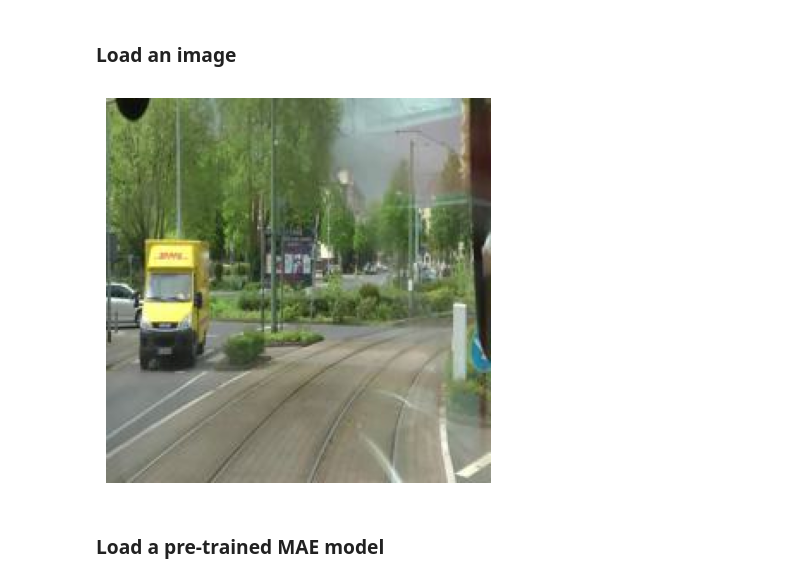
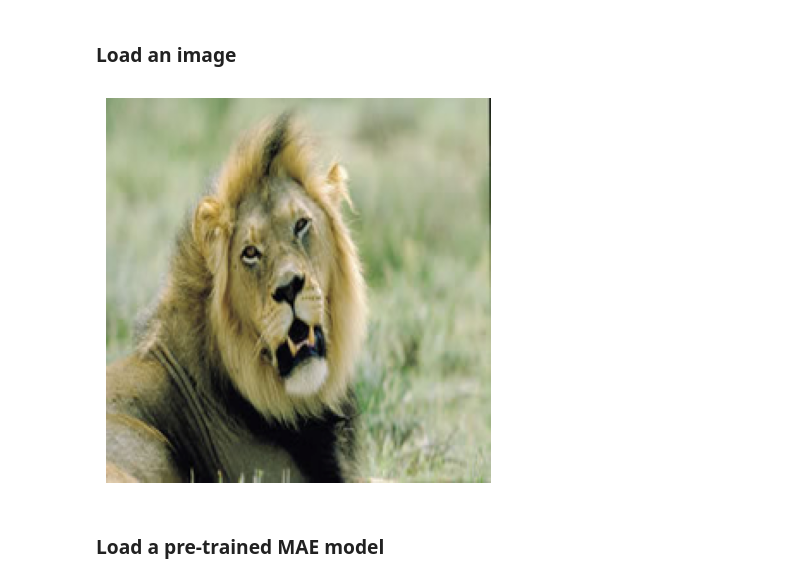
Before and after one commit to Danila-Pechenev/mae_railway_risk, a Jupyter notebook: mae_visualize.ipynb, the cells around one changed output. Drawn from its saved outputs; the diff is of its cells as text; code cells hidden in the pictures.

```diff
--- a/mae_visualize.ipynb
+++ b/mae_visualize.ipynb
@@ -104,24 +147,24 @@ def run_one_image(img, model):
 # %%
 # load an image
 img_url = 'https://user-images.githubusercontent.com/11435359/147738734-196fd92f-9260-48d5-ba7e-bf103d29364d.jpg' # fox, from ILSVRC2012_val_00046145
 # img_url = 'https://user-images.githubusercontent.com/11435359/147743081-0428eecf-89e5-4e07-8da5-a30fd73cc0ba.jpg' # cucumber, from ILSVRC2012_val_00047851
-img_path = "../../data/images/rs19_224/rs00095.jpg"
-#img_path = "../../data/cat_dog/test/cat/01.jpg"
+#img_path = "../../data/images/rs19_224/rs00095.jpg"
+img_path = "../../data/cat_dog/test/cat/05.jpg"
 #img = Image.open(requests.get(img_url, stream=True).raw)
 img= Image.open(img_path)
 img = img.resize((224, 224))
 img = np.array(img) / 255.
 
 assert img.shape == (224, 224, 3)
 
 # normalize by ImageNet mean and std
 img = img - imagenet_mean
 img = img / imagenet_std
 
 plt.rcParams['figure.figsize'] = [5, 5]
 show_image(torch.tensor(img))
 # %% [output]
-[figure, old version]
+[figure, new version]
 # %% [markdown]
 ### Load a pre-trained MAE model
 # %%
```
Also changed, not shown: parts of 6 cells of this notebook, 9 other files.
